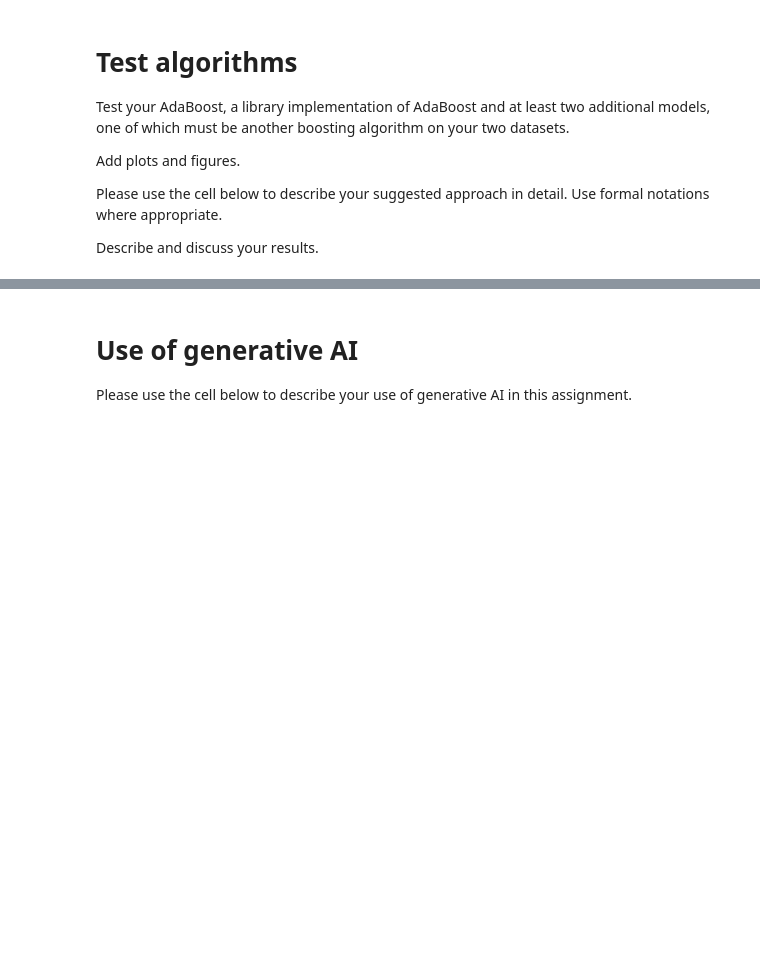
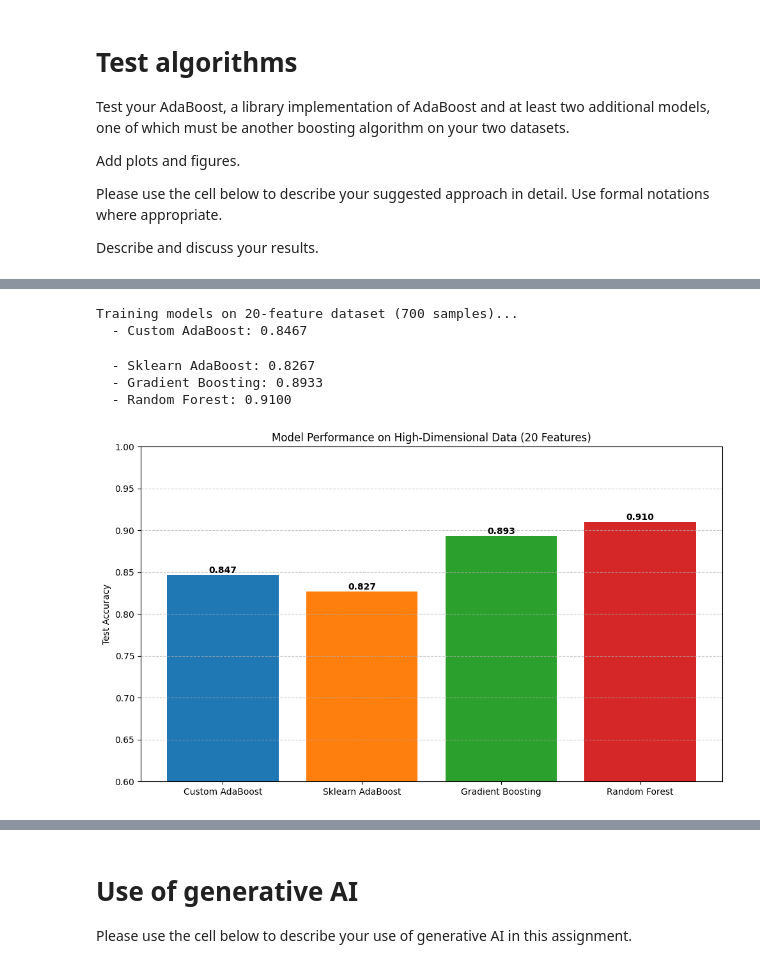
Before and after one commit to shaharshvili15/hw2, a Jupyter notebook: 3945_2026A_HW2_Boosting.ipynb, the cells around one changed output, grey strips where cells are left out. Drawn from its saved outputs; the diff is of its cells as text; code cells hidden in the pictures; blank space fills up the shorter version.

```diff
--- a/3945_2026A_HW2_Boosting.ipynb
+++ b/3945_2026A_HW2_Boosting.ipynb
@@ -416,2 +633,71 @@ for ds_name in df["dataset"].unique():
 # %%
-# Test and visualize
+# --- Test Algorithms on High-Dimensional Data ---
+# We use a dataset with 20 features to see how models handle higher complexity.
+# Note: Since we cannot plot 2D decision boundaries for 20 features,
+# we will visualize the Accuracy comparison instead.
+
+from sklearn.datasets import make_classification
+import matplotlib.pyplot as plt
+import pandas as pd
+
+# 1. Generate High-Dimensional Data (20 Features)
+# This is much harder than the 2D moons/circles!
+X_high, y_high = make_classification(
+    n_samples=1000,
+    n_features=20,        # <--- 20 Features
+    n_informative=10,     # 10 features contain the signal
+    n_redundant=5,        # 5 features are just noise/copies
+    n_classes=2,
+    random_state=42
+)
+y_high[y_high == 0] = -1 # Convert labels 0 -> -1 for custom model
+
+# Split into train/test
+X_train_h, X_test_h, y_train_h, y_test_h = train_test_split(X_high, y_high, test_size=0.3, random_state=42)
+
+# 2. Train and Evaluate All Models
+results = []
+print(f"Training models on 20-feature dataset ({X_train_h.shape[0]} samples)...")
+
+for name, model in models.items():
+    # Train
+    model.fit(X_train_h, y_train_h)
+
+    # Predict
+    acc = accuracy_score(y_test_h, model.predict(X_test_h))
+
+    # Store results
+    results.append({"Model": name, "Accuracy": acc})
+    print(f"  - {name}: {acc:.4f}")
+
+# 3. Visualize Accuracy Comparison
+plt.figure(figsize=(10, 6))
+
+# Extract data for plotting
+names = [r['Model'] for r in results]
+scores = [r['Accuracy'] for r in results]
+colors = ['#1f77b4', '#ff7f0e', '#2ca02c', '#d62728']
+
+bars = plt.bar(names, scores, color=colors)
+
+plt.title("Model Performance on High-Dimensional Data (20 Features)")
+plt.ylabel("Test Accuracy")
+plt.ylim(0.6, 1.0) # Zoom in to see differences better
+plt.grid(axis='y', linestyle='--', alpha=0.7)
+
+# Add text labels on top of bars
+for bar in bars:
+    height = bar.get_height()
+    plt.text(bar.get_x() + bar.get_width()/2., height,
+             f'{height:.3f}',
+             ha='center', va='bottom', fontweight='bold')
+
+plt.tight_layout()
+plt.show()
+# %% [output]
+Training models on 20-feature dataset (700 samples)...
+  - Custom AdaBoost: 0.8467
+  - Sklearn AdaBoost: 0.8267
+  - Gradient Boosting: 0.8933
+  - Random Forest: 0.9100
+[figure, added]
```
Also changed, not shown: parts of 12 cells of this notebook.
